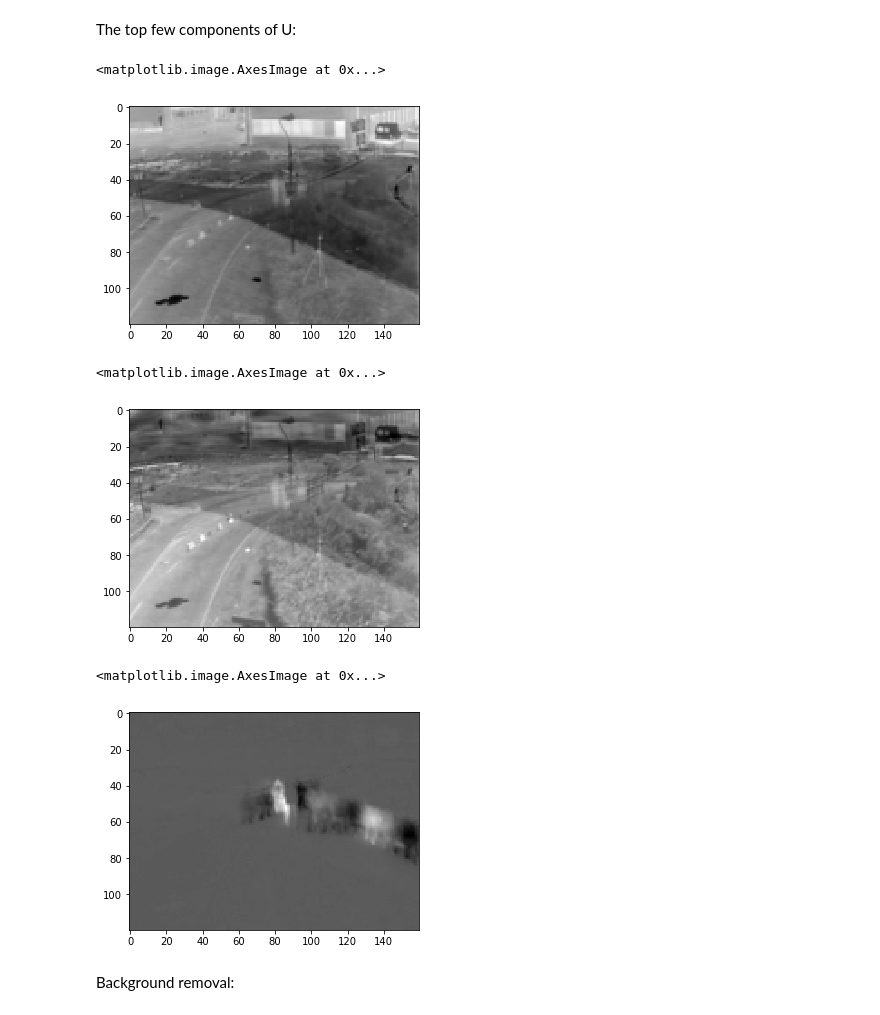
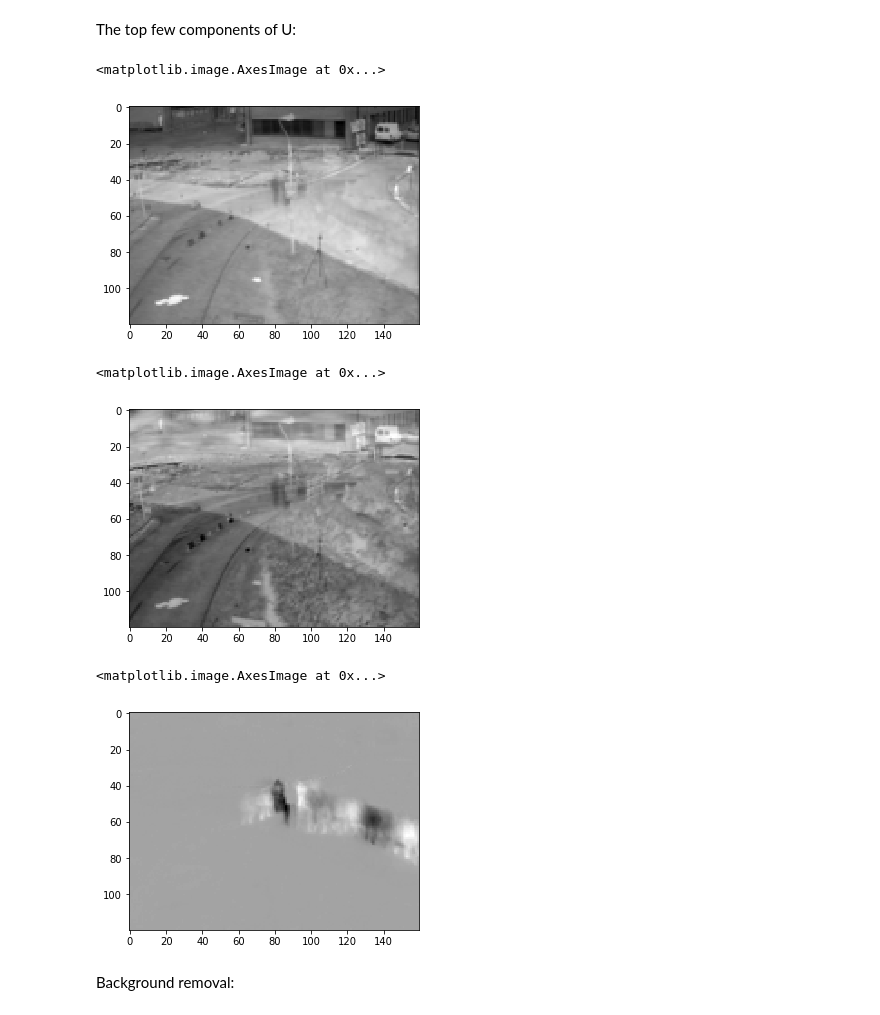
Before and after one commit to kristofleroux/numerical-linear-algebra-v2, a Jupyter notebook: nbs/02-Background-Removal-with-SVD.ipynb, the cells around one changed output. Drawn from its saved outputs; the diff is of its cells as text; code cells hidden in the pictures.

```diff
--- a/nbs/02-Background-Removal-with-SVD.ipynb
+++ b/nbs/02-Background-Removal-with-SVD.ipynb
@@ -272,20 +243,20 @@ low_rank = U_concat[:,:10] @ np.diag(s_concat[:10]) @ V_concat[:10,:]
 # %% [markdown]
 The top few components of U:
 # %%
-plt.imshow(np.reshape(U_concat[:, 1], dims), cmap='gray')
+plt.imshow(np.reshape(V_concat[1, :], dims), cmap='gray')
 # %% [output]
 <matplotlib.image.AxesImage at 0x...>
-[figure, old version]
+[figure, new version]
 # %%
-plt.imshow(np.reshape(U_concat[:, 2], dims), cmap='gray')
+plt.imshow(np.reshape(V_concat[2, :], dims), cmap='gray')
 # %% [output]
 <matplotlib.image.AxesImage at 0x...>
-[figure, old version]
+[figure, new version]
 # %%
-plt.imshow(np.reshape(U_concat[:, 3], dims), cmap='gray')
+plt.imshow(np.reshape(V_concat[3, :], dims), cmap='gray')
 # %% [output]
 <matplotlib.image.AxesImage at 0x...>
-[figure, old version]
+[figure, new version]
 # %% [markdown]
 Background removal:
 # %%
```
Also changed, not shown: parts of 32 cells of this notebook, 1 other file.
